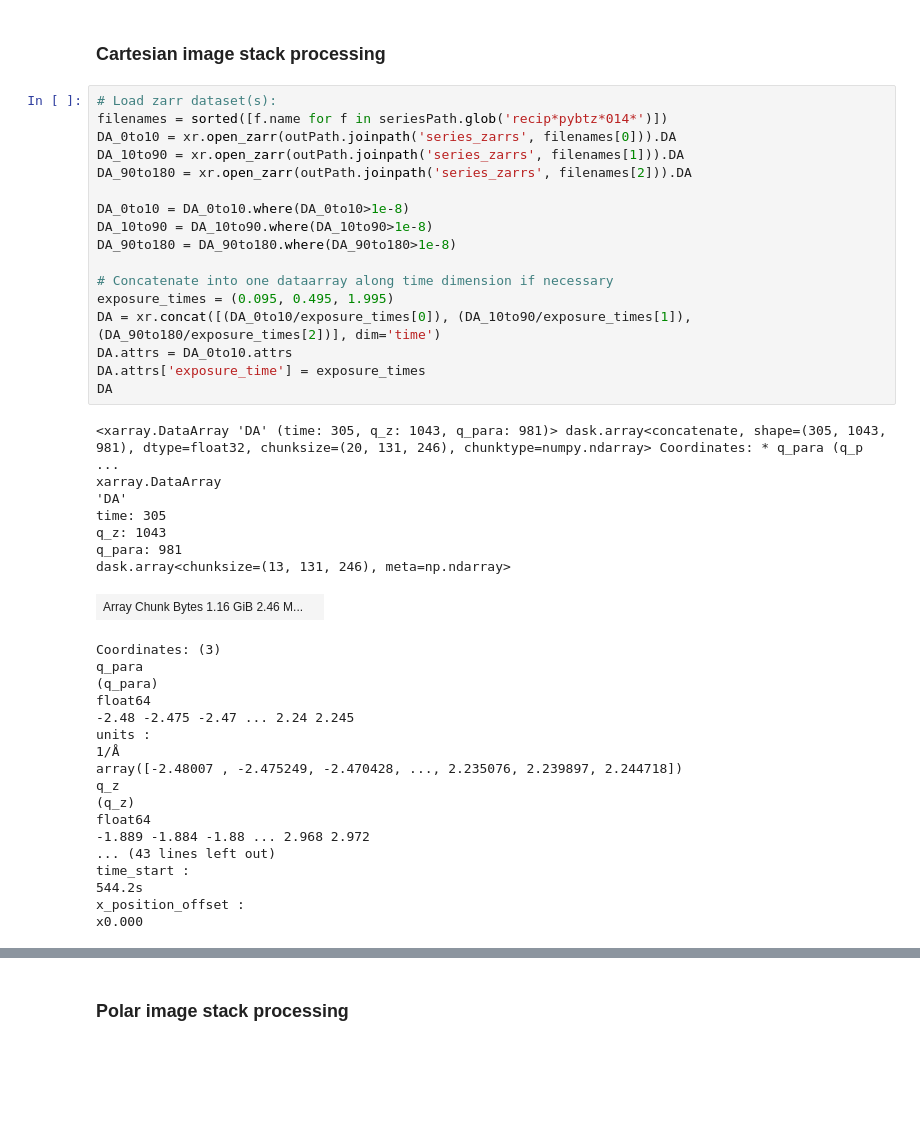
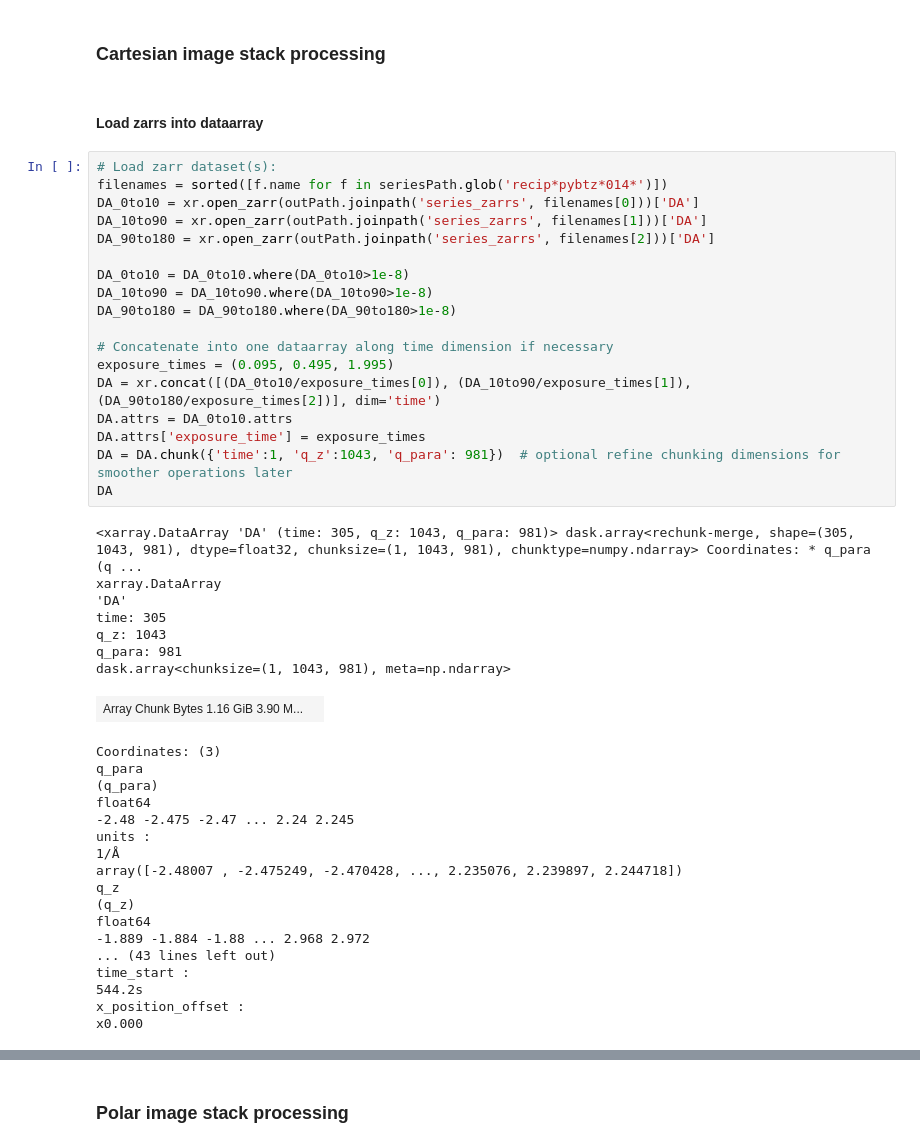
Before and after one commit to usnistgov/PyHyperScattering, a Jupyter notebook: tutorial/instrument-specific/CMS/cms-giwaxs_time_series_plotting_example.ipynb, the cells around one changed output, grey strips where cells are left out. Cells and saved outputs as stored; diff of their text form; blank space fills up the shorter version.

```diff
--- a/tutorial/instrument-specific/CMS/cms-giwaxs_time_series_plotting_example.ipynb
+++ b/tutorial/instrument-specific/CMS/cms-giwaxs_time_series_plotting_example.ipynb
@@ -51,32 +49,35 @@ sorted([f.name for f in seriesPath.glob('caked*pybtz*')])
 ## Time-resolved GIWAXS Plotting
 # %% [markdown]
 ### Cartesian image stack processing
+# %% [markdown]
+#### Load zarrs into dataarray
 # %%
 # Load zarr dataset(s):
 filenames = sorted([f.name for f in seriesPath.glob('recip*pybtz*014*')])
-DA_0to10 = xr.open_zarr(outPath.joinpath('series_zarrs', filenames[0])).DA
-DA_10to90 = xr.open_zarr(outPath.joinpath('series_zarrs', filenames[1])).DA
-DA_90to180 = xr.open_zarr(outPath.joinpath('series_zarrs', filenames[2])).DA
+DA_0to10 = xr.open_zarr(outPath.joinpath('series_zarrs', filenames[0]))['DA']
+DA_10to90 = xr.open_zarr(outPath.joinpath('series_zarrs', filenames[1]))['DA']
+DA_90to180 = xr.open_zarr(outPath.joinpath('series_zarrs', filenames[2]))['DA']
 
 DA_0to10 = DA_0to10.where(DA_0to10>1e-8)
 DA_10to90 = DA_10to90.where(DA_10to90>1e-8)
 DA_90to180 = DA_90to180.where(DA_90to180>1e-8)
 
 # Concatenate into one dataarray along time dimension if necessary
 exposure_times = (0.095, 0.495, 1.995)
 DA = xr.concat([(DA_0to10/exposure_times[0]), (DA_10to90/exposure_times[1]), (DA_90to180/exposure_times[2])], dim='time')
 DA.attrs = DA_0to10.attrs
 DA.attrs['exposure_time'] = exposure_times
+DA = DA.chunk({'time':1, 'q_z':1043, 'q_para': 981})  # optional refine chunking dimensions for smoother operations later
 DA
 # %% [output]
-<xarray.DataArray 'DA' (time: 305, q_z: 1043, q_para: 981)> dask.array<concatenate, shape=(305, 1043, 981), dtype=float32, chunksize=(20, 131, 246), chunktype=numpy.ndarray> Coordinates: * q_para (q_p ...
+<xarray.DataArray 'DA' (time: 305, q_z: 1043, q_para: 981)> dask.array<rechunk-merge, shape=(305, 1043, 981), dtype=float32, chunksize=(1, 1043, 981), chunktype=numpy.ndarray> Coordinates: * q_para (q ...
 xarray.DataArray
 'DA'
 time: 305
 q_z: 1043
 q_para: 981
-dask.array<chunksize=(13, 131, 246), meta=np.ndarray>
+dask.array<chunksize=(1, 1043, 981), meta=np.ndarray>
-| Array Chunk Bytes 1.16 GiB 2.46 M... |  |
+| Array Chunk Bytes 1.16 GiB 3.90 M... |  |
 Coordinates: (3)
 q_para
 (q_para)
```
Also changed, not shown: parts of 13 cells of this notebook, 1 other file.
